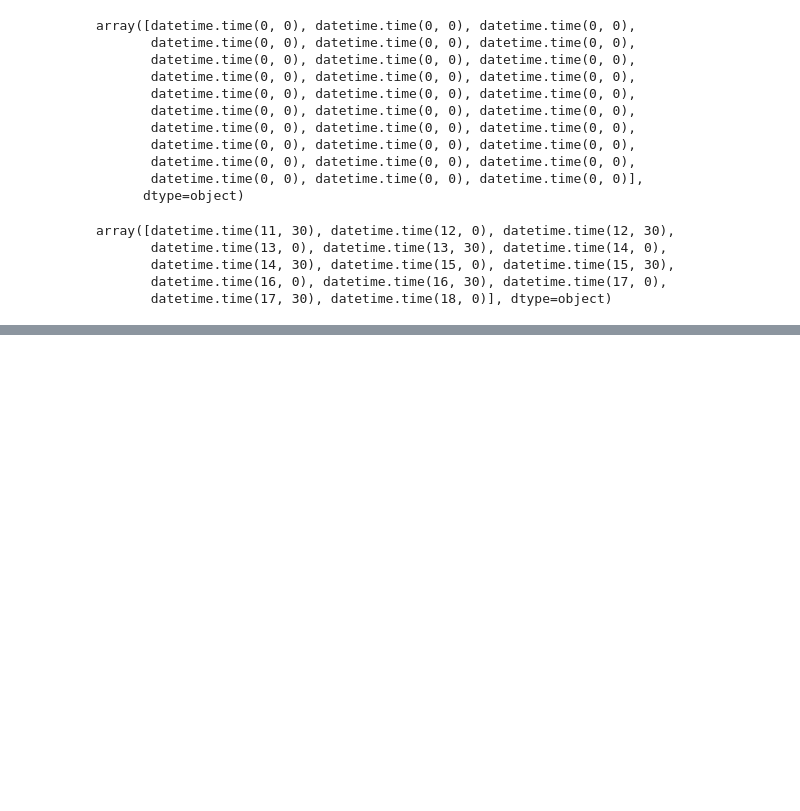
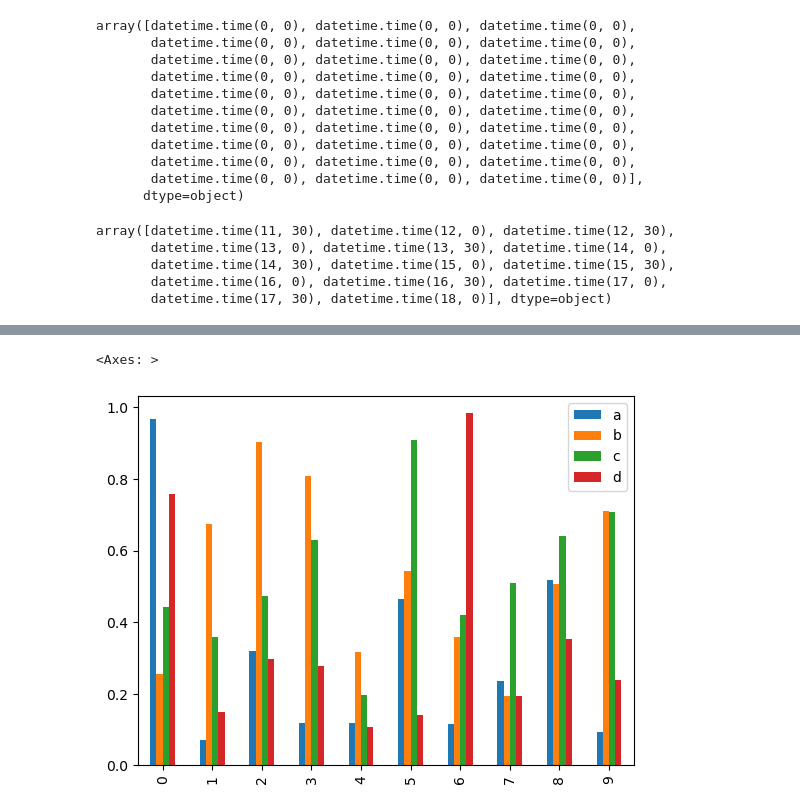
Before and after one commit to SyedSamiUllah1/Python_Practice, a Jupyter notebook: Book.ipynb, the cells around one changed output, grey strips where cells are left out. Saved outputs shown, nothing was run; the diff lists cells and outputs as text; code cells hidden in the pictures; blank space fills up the shorter version.

```diff
--- a/Book.ipynb
+++ b/Book.ipynb
@@ -1673,0 +1782,5 @@ array([datetime.time(11, 30), datetime.time(12, 0), datetime.time(12, 30),
+# %%
+df.plot.bar()
+# %% [output]
+<Axes: >
+[figure, added]
```
Also changed, not shown: parts of 46 cells of this notebook.
